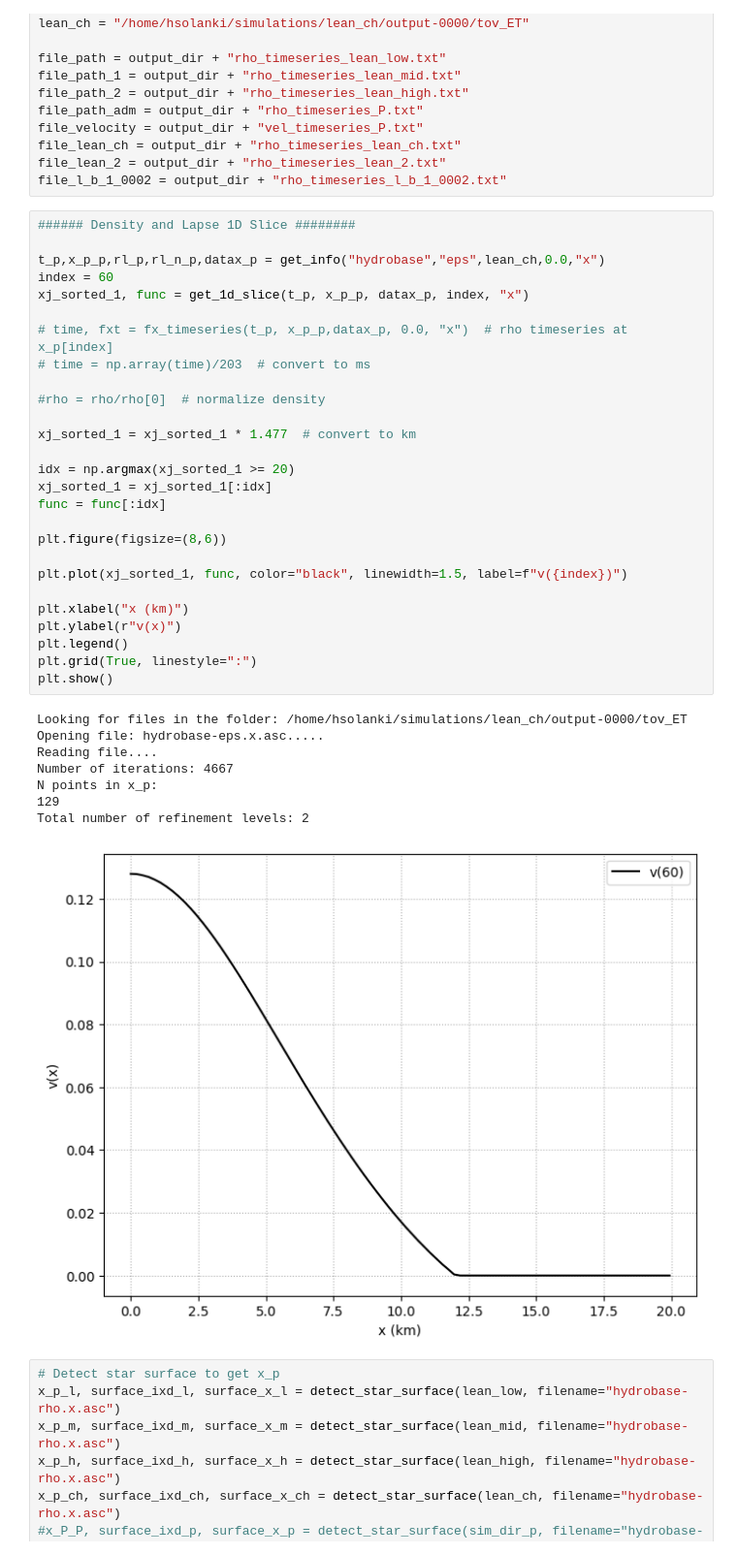
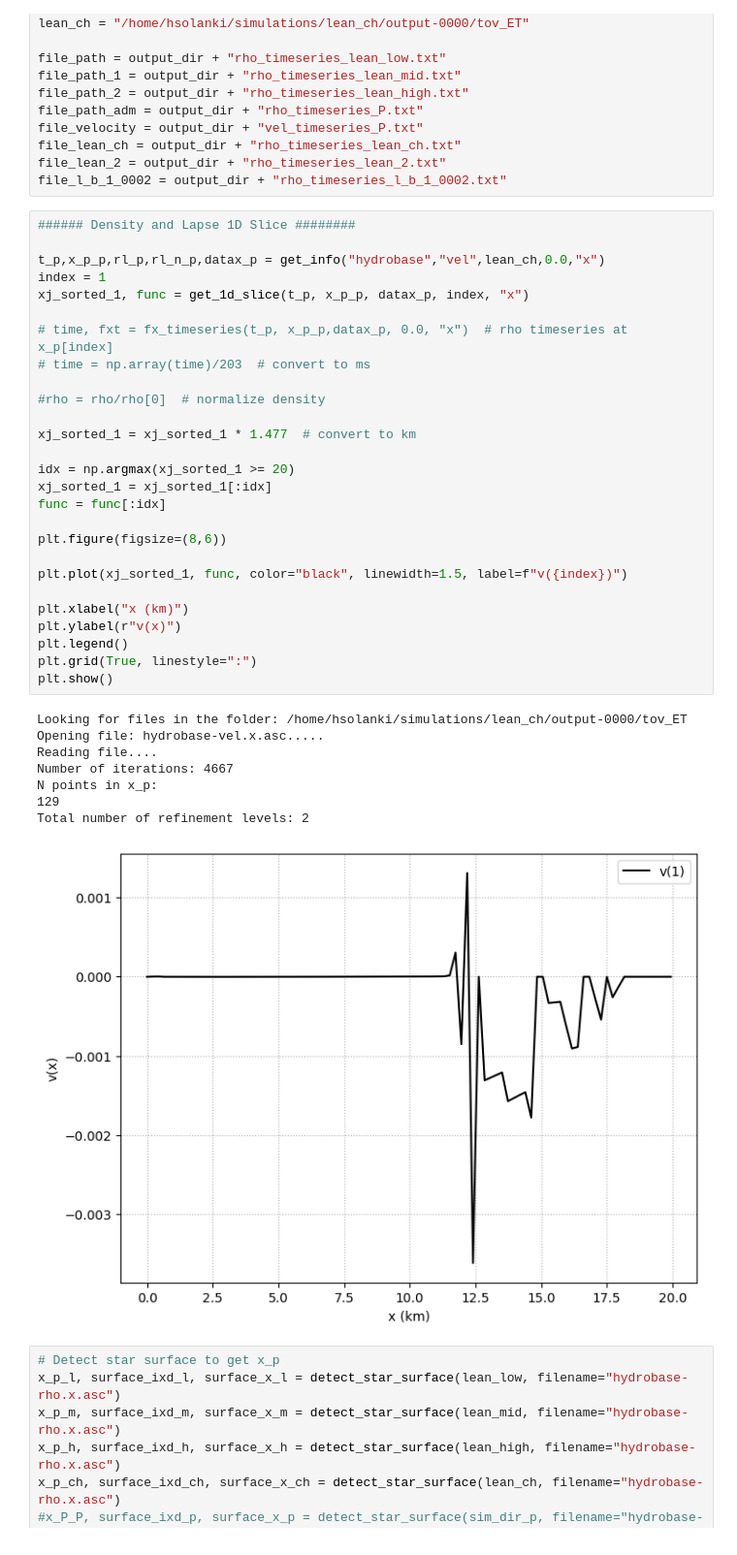
Before and after one commit to harsh-c0ds/My-Work, a Jupyter notebook: TOV/mode_ext.ipynb, the cells around one changed output. Shown at 97% size. Saved outputs shown, nothing was run; the diff lists cells and outputs as text.

```diff
--- a/TOV/mode_ext.ipynb
+++ b/TOV/mode_ext.ipynb
@@ -290,39 +290,39 @@ file_l_b_1_0002 = output_dir + "rho_timeseries_l_b_1_0002.txt"
 # %%
 ###### Density and Lapse 1D Slice ########
 
-t_p,x_p_p,rl_p,rl_n_p,datax_p = get_info("hydrobase","eps",lean_ch,0.0,"x")
-index = 60
+t_p,x_p_p,rl_p,rl_n_p,datax_p = get_info("hydrobase","vel",lean_ch,0.0,"x")
+index = 1
 xj_sorted_1, func = get_1d_slice(t_p, x_p_p, datax_p, index, "x")
 
 # time, fxt = fx_timeseries(t_p, x_p_p,datax_p, 0.0, "x")  # rho timeseries at x_p[index]
 # time = np.array(time)/203  # convert to ms
 
 #rho = rho/rho[0]  # normalize density
 
 xj_sorted_1 = xj_sorted_1 * 1.477  # convert to km
 
 idx = np.argmax(xj_sorted_1 >= 20)
 xj_sorted_1 = xj_sorted_1[:idx]
 func = func[:idx]
 
 plt.figure(figsize=(8,6))
 
 plt.plot(xj_sorted_1, func, color="black", linewidth=1.5, label=f"v({index})")
 
 plt.xlabel("x (km)")
 plt.ylabel(r"v(x)")
 plt.legend()
 plt.grid(True, linestyle=":")
 plt.show()
 # %% [output]
 Looking for files in the folder: /home/hsolanki/simulations/lean_ch/output-0000/tov_ET
-Opening file: hydrobase-eps.x.asc.....
+Opening file: hydrobase-vel.x.asc.....
 Reading file....
 Number of iterations: 4667
 N points in x_p:
 129
 Total number of refinement levels: 2
-[figure, old version]
+[figure, new version]
 # %%
 # Detect star surface to get x_p
 x_p_l, surface_ixd_l, surface_x_l = detect_star_surface(lean_low, filename="hydrobase-rho.x.asc")
```
